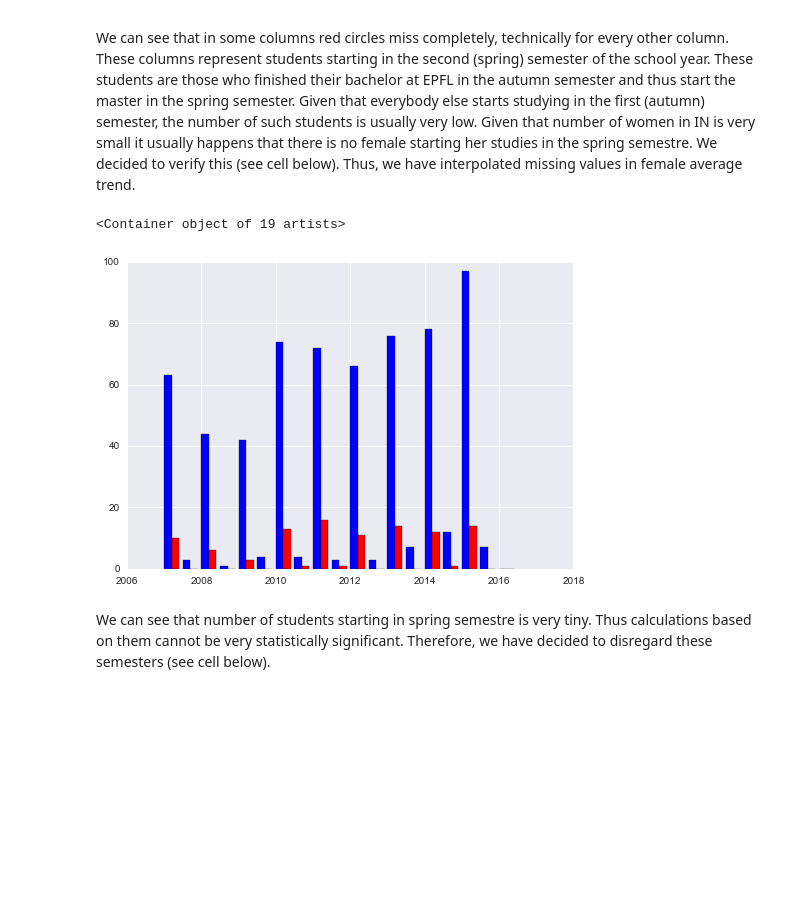
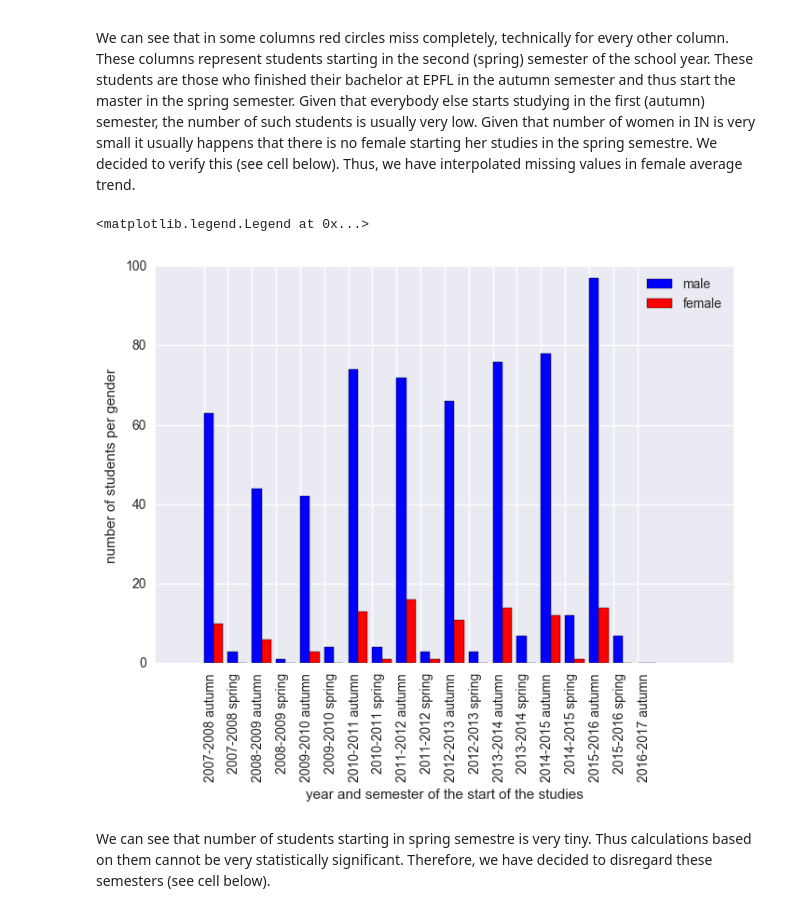
Before and after one commit to korcek-juraj/Homework, a Jupyter notebook: 02 - Data from the Web/Data from the Web.ipynb, the cells around one changed output. Saved outputs shown, nothing was run; the diff lists cells and outputs as text; code cells hidden in the pictures; blank space fills up the shorter version.

```diff
--- a/02 - Data from the Web/Data from the Web.ipynb
+++ b/02 - Data from the Web/Data from the Web.ipynb
@@ -776,22 +787,27 @@ We can see that in some columns red circles miss completely, technically for eve
 # %%
 no_of_f_per_sem = size_f_sum
 no_of_f_per_sem[no_of_f_per_sem==np.inf] = 0
 
 no_of_m_per_sem = size_m_sum
 no_of_m_per_sem[no_of_m_per_sem==np.inf] = 0
 
 plt.figure()
 
 width = 0.20
 
-plt.bar(years, no_of_m_per_sem, width,
-    color='b')
+b_m = plt.bar(years, no_of_m_per_sem, width, color='b')
 
-plt.bar(years +width, no_of_f_per_sem, width,
-    color='r')
+b_f = plt.bar(years +width, no_of_f_per_sem, width, color='r')
+
+plt.xlabel('year and semester of the start of the studies')
+plt.xticks(years, [str(int(year / 1)) + '-' + str(int(year / 1) + 1) + ' ' + ('autumn' if year % 1 == 0 else 'spring') for year in years], size='small', rotation=90, ha='left')
+plt.ylabel('number of students per gender')
+
+plt.legend((b_m, b_f),
+          ('male', 'female'))
 # %% [output]
-<Container object of 19 artists>
+<matplotlib.legend.Legend at 0x...>
-[figure, old version]
+[figure, new version]
 # %% [markdown]
 We can see that number of students starting in spring semestre is very tiny. Thus calculations based on them cannot be very statistically significant. Therefore, we have decided to disregard these semesters (see cell below).
 # %%
```
Also changed, not shown: parts of 6 cells of this notebook.
